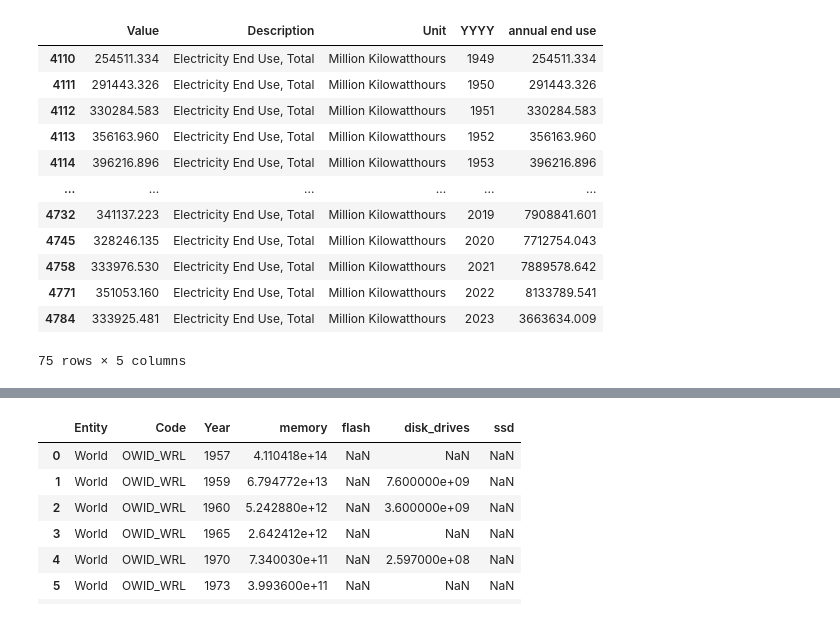
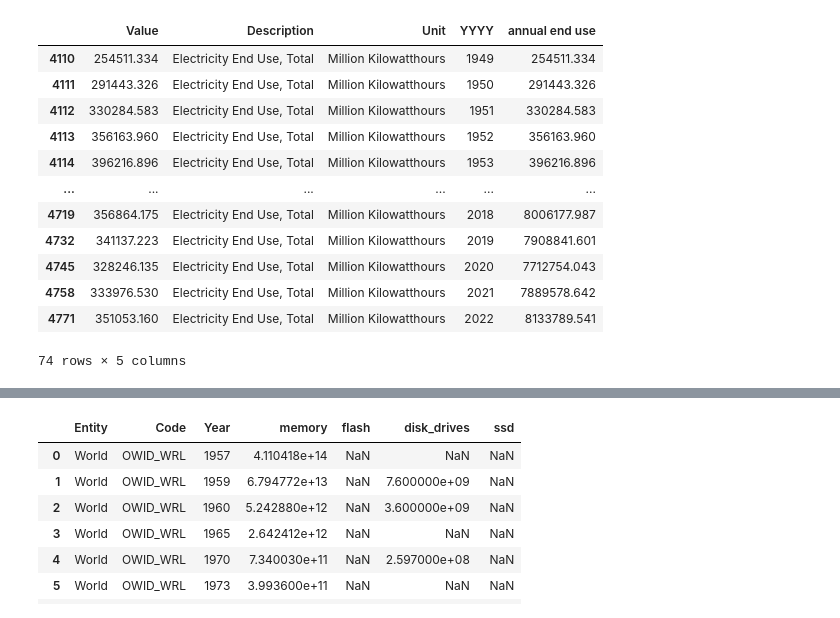
Before and after one commit to rreece15/Collaborative-Networks-In-Machine-Learning, a Jupyter notebook: Riherd_Chiu_project_code/parsing/historic_parse.ipynb, the cells around one changed output, grey strips where cells are left out. Cells and saved outputs as stored; diff of their text form; code cells hidden in the pictures.

```diff
--- a/Riherd_Chiu_project_code/parsing/historic_parse.ipynb
+++ b/Riherd_Chiu_project_code/parsing/historic_parse.ipynb
@@ -3,28 +5,29 @@ import pandas as pd
 # %%
 electricity = pd.read_csv('../../data/computation/electricity_end_use.csv')
 electricity = electricity[electricity.Description == 'Electricity End Use, Total'] # we will look at total electricity end-use
 electricity['YYYYMM'] = electricity['YYYYMM'].astype(str)
 electricity['YYYY'] = electricity.YYYYMM.str[:4]
 electricity['Value'] = electricity['Value'].astype(float)
 electricity['annual end use'] = electricity.groupby('YYYY')['Value'].transform('sum')
 electricity.drop_duplicates('YYYY', inplace=True)
 electricity.reset_index()
 electricity = electricity.drop('Column_Order', axis=1)
 electricity = electricity.drop('MSN', axis=1)
 electricity = electricity.drop('YYYYMM', axis=1)
+# 2023 only has 11 months
+electricity = electricity.drop(4784)
 display(electricity)
-# 2023 only has 11 months
 # %% [output]
 |  | Value | Description | Unit | YYYY | annual end use |
 | 4110 | 254511.334 | Electricity End Use, Total | Million Kilowatthours | 1949 | 254511.334 |
 | 4111 | 291443.326 | Electricity End Use, Total | Million Kilowatthours | 1950 | 291443.326 |
 | 4112 | 330284.583 | Electricity End Use, Total | Million Kilowatthours | 1951 | 330284.583 |
 | 4113 | 356163.960 | Electricity End Use, Total | Million Kilowatthours | 1952 | 356163.960 |
 | 4114 | 396216.896 | Electricity End Use, Total | Million Kilowatthours | 1953 | 396216.896 |
 | ... | ... | ... | ... | ... | ... |
+| 4719 | 356864.175 | Electricity End Use, Total | Million Kilowatthours | 2018 | 8006177.987 |
 | 4732 | 341137.223 | Electricity End Use, Total | Million Kilowatthours | 2019 | 7908841.601 |
 | 4745 | 328246.135 | Electricity End Use, Total | Million Kilowatthours | 2020 | 7712754.043 |
 | 4758 | 333976.530 | Electricity End Use, Total | Million Kilowatthours | 2021 | 7889578.642 |
 | 4771 | 351053.160 | Electricity End Use, Total | Million Kilowatthours | 2022 | 8133789.541 |
-| 4784 | 333925.481 | Electricity End Use, Total | Million Kilowatthours | 2023 | 3663634.009 |
-75 rows × 5 columns
+74 rows × 5 columns
```
Also changed, not shown: parts of 5 cells of this notebook.
